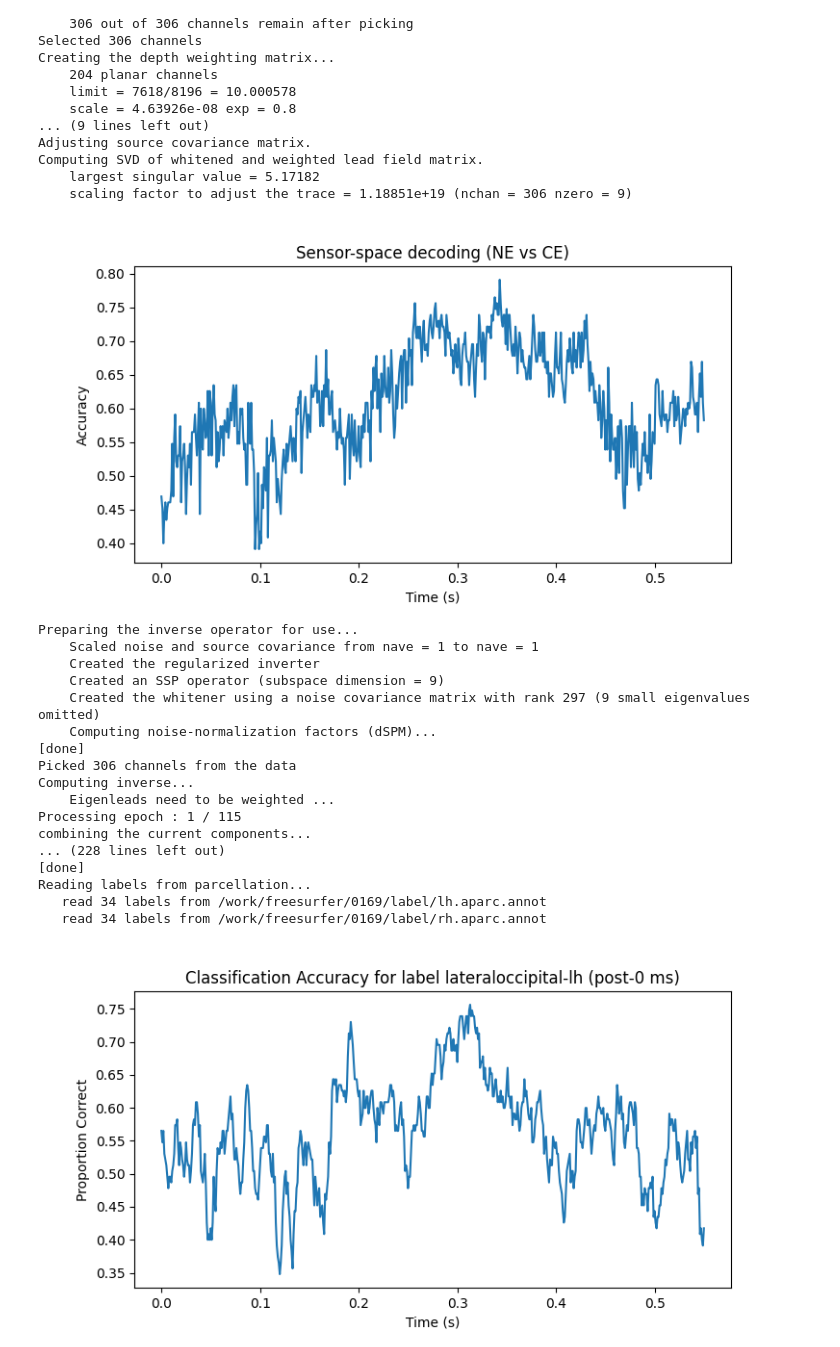
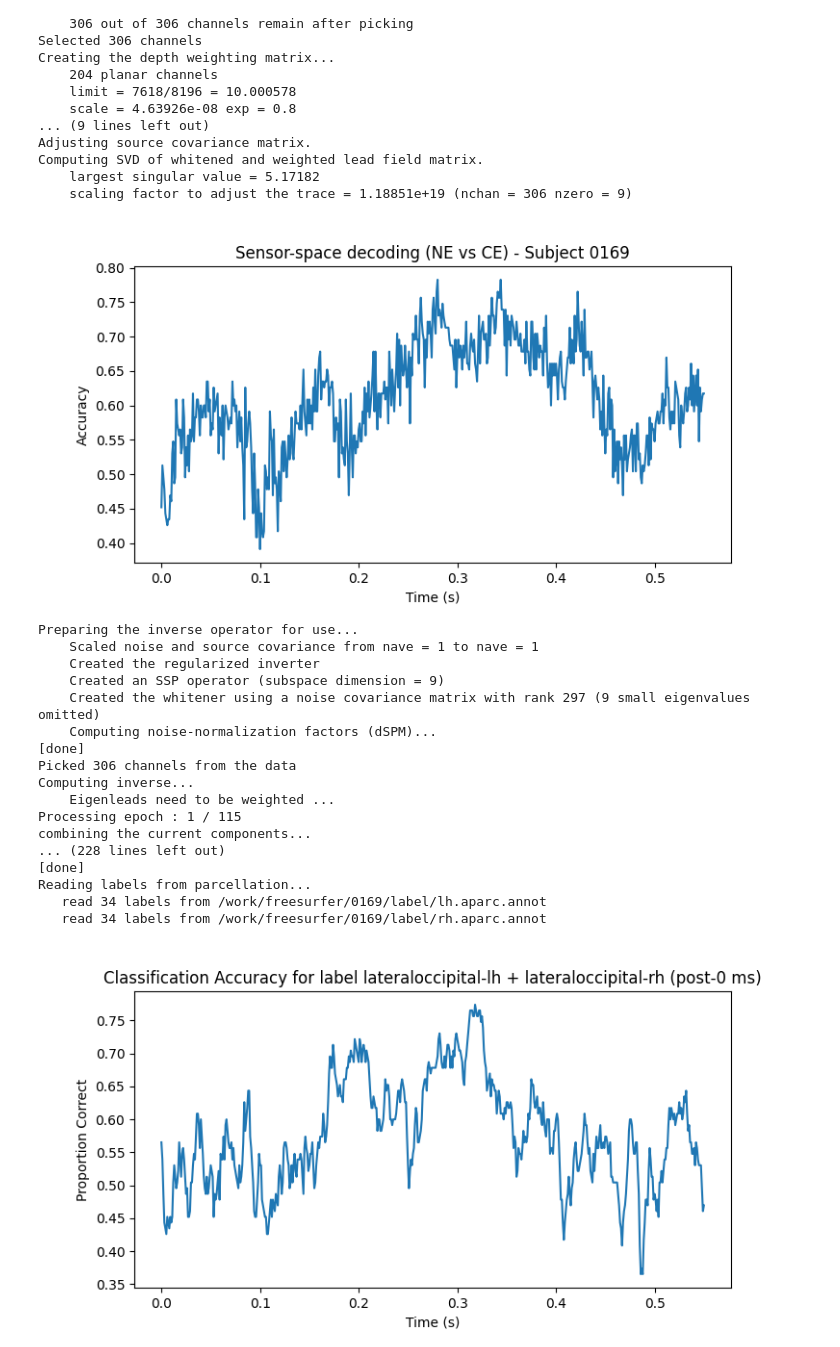
Before and after one commit to HMHojgaard/CogSci_F25, a Jupyter notebook: ACN/Preprocessing and ML.ipynb, the cells around one changed output. Cells and saved outputs as stored; diff of their text form; code cells hidden in the pictures.

Commit message:
after class, merged labels, added times to topographies

```diff
--- a/ACN/Preprocessing and ML.ipynb
+++ b/ACN/Preprocessing and ML.ipynb
@@ -364,12 +369,12 @@ scores_list_samples = Parallel(n_jobs=n_jobs_outer)(
 # -------------------------------
 plt.figure(figsize=(8,4))
 plt.plot(times, scores_list_samples)
-plt.title('Sensor-space decoding (NE vs CE)')
+plt.title('Sensor-space decoding (NE vs CE) - Subject 0169')
 plt.xlabel('Time (s)')
 plt.ylabel('Accuracy')
 plt.show()
 # %% [output]
-[figure, old version]
+[figure, new version]
 # %%
 # DECODING IN SOURCE SPACE (works)
 
@@ -387,7 +392,7 @@ cv_folds = 5
 
 C_reg = 1e-3
 
-label_index = 22    # label to decode  - this is lateral occipital
+label_index = -1    # label to decode  - this is lateral occipital
 
 n_skip = 200        # number of initial samples to discard (pre-0 ms)
 
@@ -415,7 +420,9 @@ stcs = mne.minimum_norm.apply_inverse_epochs(
 
 labels = mne.read_labels_from_annot('0169', subjects_dir=subjects_dir)
 
+occipital_label = labels[22] + labels[23]
 
+labels.append(occipital_label)
 
 # -------------------------------
 
@@ -539,31 +546,31 @@ scores_list_samples = Parallel(n_jobs=n_jobs_outer)(
 
 plt.figure(figsize=(8,4))
 
 plt.plot(times, scores_list_samples)
 
 plt.title(f'Classification Accuracy for label {label_name} (post-0 ms)')
 
 plt.xlabel('Time (s)')
 
 plt.ylabel('Proportion Correct')
 
 plt.show()
 # %% [output]
 Preparing the inverse operator for use...
     Scaled noise and source covariance from nave = 1 to nave = 1
     Created the regularized inverter
     Created an SSP operator (subspace dimension = 9)
     Created the whitener using a noise covariance matrix with rank 297 (9 small eigenvalues omitted)
     Computing noise-normalization factors (dSPM)...
 [done]
 Picked 306 channels from the data
 Computing inverse...
     Eigenleads need to be weighted ...
 Processing epoch : 1 / 115
 combining the current components...
 ... (228 lines left out)
 [done]
 Reading labels from parcellation...
    read 34 labels from /work/freesurfer/0169/label/lh.aparc.annot
    read 34 labels from /work/freesurfer/0169/label/rh.aparc.annot
-[figure, old version]
+[figure, new version]
```
Also changed, not shown: parts of 8 cells of this notebook.
